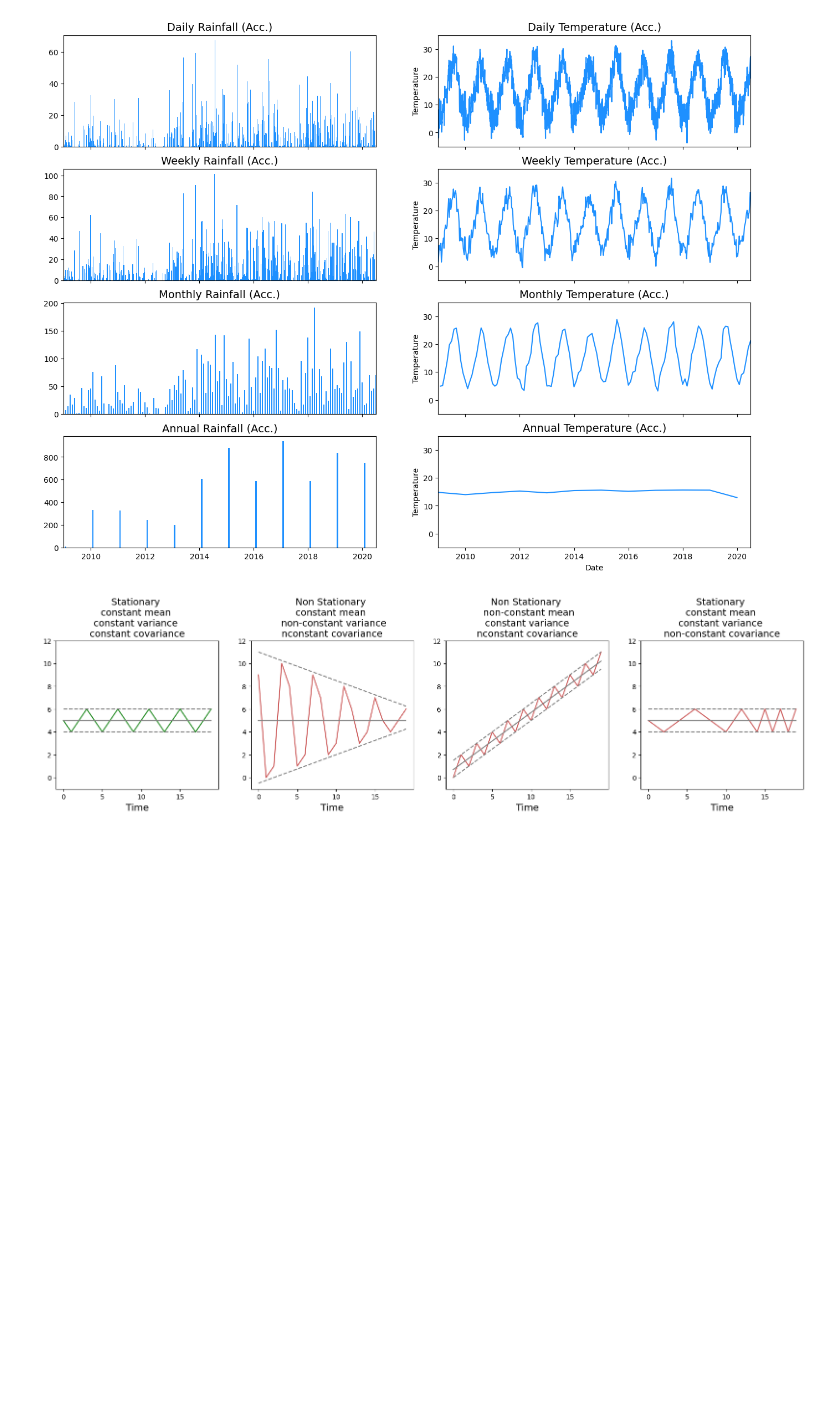
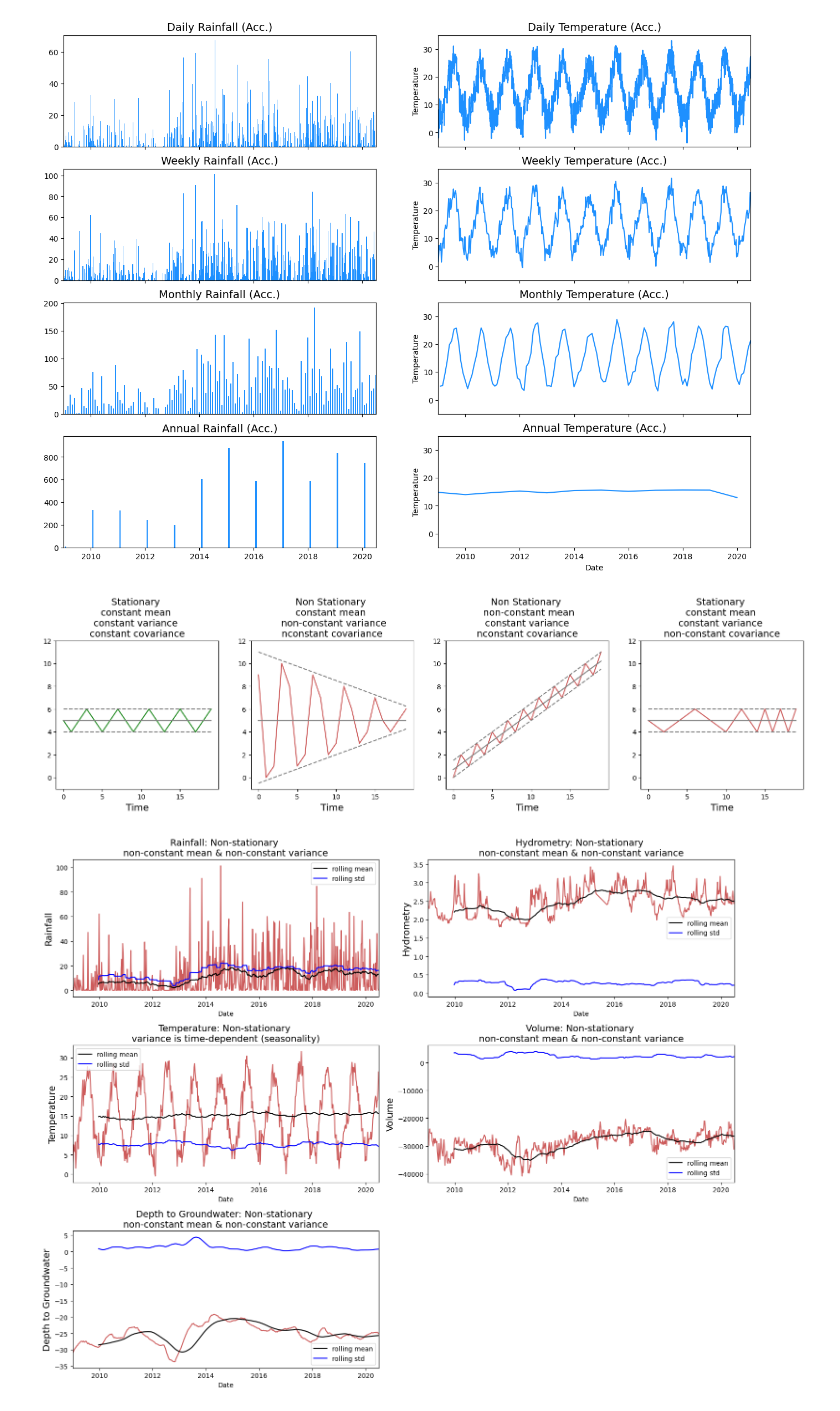
Before and after one commit to sulaiman-shamasna/Introduction-to-Time-series-Forecasting, a Jupyter notebook: notebook_one.ipynb, the cells around one changed output. Saved outputs shown, nothing was run; the diff lists cells and outputs as text; code cells hidden in the pictures; blank space fills up the shorter version.

Commit message:
chore: :tada: Update the notebook of time-series forecasting!

```diff
--- a/notebook_one.ipynb
+++ b/notebook_one.ipynb
@@ -358,3 +358,47 @@ for i in range(4):
     ax[i].set_xlabel('Time', fontsize=14)
 # %% [output]
 [figure]
+# %%
+rolling_window = 52
+f, ax = plt.subplots(nrows=3, ncols=2, figsize=(15, 12))
+
+sns.lineplot(x=df.Date, y=df.Rainfall, ax=ax[0, 0], color='indianred')
+sns.lineplot(x=df.Date, y=df.Rainfall.rolling(rolling_window).mean(), ax=ax[0, 0], color='black', label='rolling mean')
+sns.lineplot(x=df.Date, y=df.Rainfall.rolling(rolling_window).std(), ax=ax[0, 0], color='blue', label='rolling std')
+ax[0, 0].set_title('Rainfall: Non-stationary \nnon-constant mean & non-constant variance', fontsize=14)
+ax[0, 0].set_ylabel(ylabel='Rainfall', fontsize=14)
+
+sns.lineplot(x=df.Date, y=df.Temperature, ax=ax[1, 0], color='indianred')
+sns.lineplot(x=df.Date, y=df.Temperature.rolling(rolling_window).mean(), ax=ax[1, 0], color='black', label='rolling mean')
+sns.lineplot(x=df.Date, y=df.Temperature.rolling(rolling_window).std(), ax=ax[1, 0], color='blue', label='rolling std')
+ax[1, 0].set_title('Temperature: Non-stationary \nvariance is time-dependent (seasonality)', fontsize=14)
+ax[1, 0].set_ylabel(ylabel='Temperature', fontsize=14)
+
+sns.lineplot(x=df.Date, y=df.River_Hydrometry, ax=ax[0, 1], color='indianred')
+sns.lineplot(x=df.Date, y=df.River_Hydrometry.rolling(rolling_window).mean(), ax=ax[0, 1], color='black', label='rolling mean')
+sns.lineplot(x=df.Date, y=df.River_Hydrometry.rolling(rolling_window).std(), ax=ax[0, 1], color='blue', label='rolling std')
+ax[0, 1].set_title('Hydrometry: Non-stationary \nnon-constant mean & non-constant variance', fontsize=14)
+ax[0, 1].set_ylabel(ylabel='Hydrometry', fontsize=14)
+
+sns.lineplot(x=df.Date, y=df.Drainage_Volume, ax=ax[1, 1], color='indianred')
+sns.lineplot(x=df.Date, y=df.Drainage_Volume.rolling(rolling_window).mean(), ax=ax[1, 1], color='black', label='rolling mean')
+sns.lineplot(x=df.Date, y=df.Drainage_Volume.rolling(rolling_window).std(), ax=ax[1, 1], color='blue', label='rolling std')
+ax[1, 1].set_title('Volume: Non-stationary \nnon-constant mean & non-constant variance', fontsize=14)
+ax[1, 1].set_ylabel(ylabel='Volume', fontsize=14)
+
+sns.lineplot(x=df.Date, y=df.Depth_to_Groundwater, ax=ax[2, 0], color='indianred')
+sns.lineplot(x=df.Date, y=df.Depth_to_Groundwater.rolling(rolling_window).mean(), ax=ax[2, 0], color='black', label='rolling mean')
+sns.lineplot(x=df.Date, y=df.Depth_to_Groundwater.rolling(rolling_window).std(), ax=ax[2, 0], color='blue', label='rolling std')
+ax[2, 0].set_title('Depth to Groundwater: Non-stationary \nnon-constant mean & non-constant variance', fontsize=14)
+ax[2, 0].set_ylabel(ylabel='Depth to Groundwater', fontsize=14)
+
+
+for i in range(3):
+    ax[i,0].set_xlim([date(2009, 1, 1), date(2020, 6, 30)])
+    ax[i,1].set_xlim([date(2009, 1, 1), date(2020, 6, 30)])
+
+f.delaxes(ax[2, 1])
+plt.tight_layout()
+plt.show()
+# %% [output]
+[figure, added]
```
Also changed, not shown: parts of 3 cells of this notebook.
